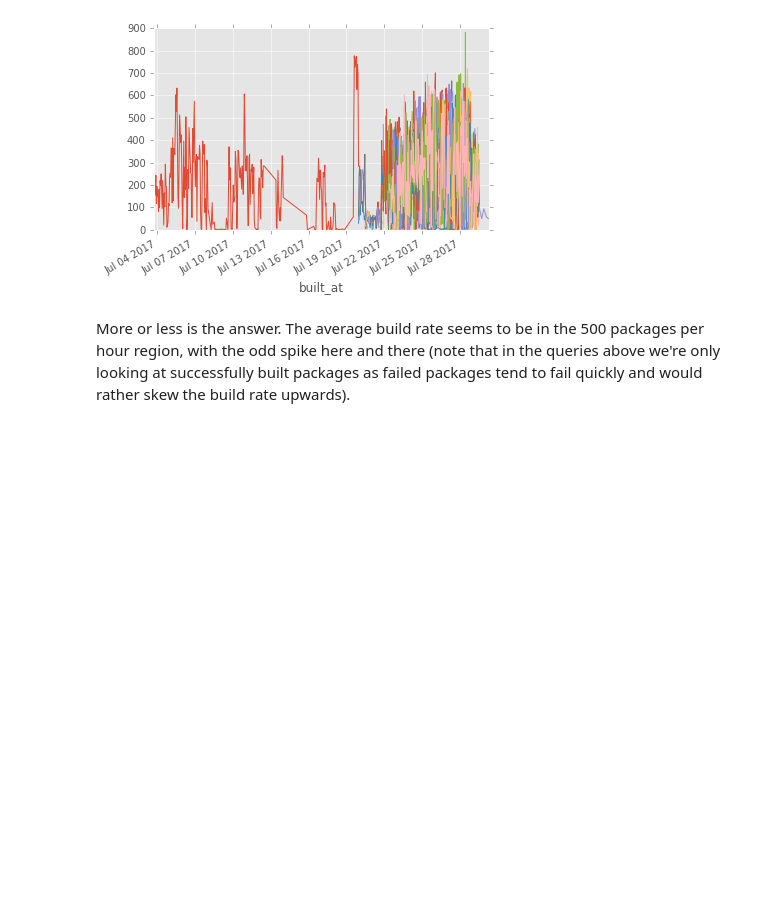
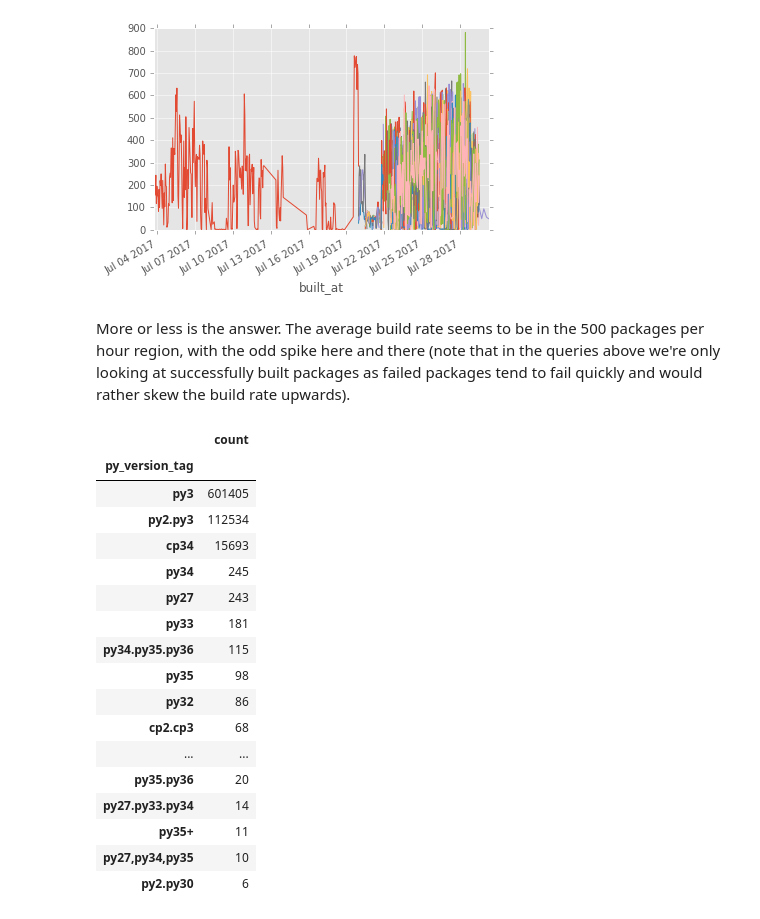
Before and after one commit to waveform80/piwheels-analysis, a Jupyter notebook: analysis.ipynb, the cells around one changed output. Drawn from its saved outputs; the diff is of its cells as text; code cells hidden in the pictures; blank space fills up the shorter version.

```diff
--- a/analysis.ipynb
+++ b/analysis.ipynb
@@ -284,4 +284,6 @@ df.pivot('built_at', 'built_by').plot(legend=False)
 <matplotlib.axes._subplots.AxesSubplot at 0x...>
 [figure]
 # %% [markdown]
-More or less is the answer. The average build rate seems to be in the 500 packages per hour region, with the odd spike here and there (note that in the queries above we're only looking at successfully built packages as failed packages tend to fail quickly and would rather skew the build rate upwards).
+
+More or less is the answer. The average build rate seems to be in the 500
+packages per hour region, with the odd spike here and there (note that in the queries above we're only looking at successfully built packages as failed packages tend to fail quickly and would rather skew the build rate upwards).
@@ -287,0 +303,21 @@ More or less is the answer. The average build rate seems to be in the 500 packag
+# %%
+df[:20]
+# %% [output]
+|  | count |
+| py_version_tag |  |
+| py3 | 601405 |
+| py2.py3 | 112534 |
+| cp34 | 15693 |
+| py34 | 245 |
+| py27 | 243 |
+| py33 | 181 |
+| py34.py35.py36 | 115 |
+| py35 | 98 |
+| py32 | 86 |
+| cp2.cp3 | 68 |
+| ... | ... |
+| py35.py36 | 20 |
+| py27.py33.py34 | 14 |
+| py35+ | 11 |
+| py27,py34,py35 | 10 |
+| py2.py30 | 6 |
```
Also changed, not shown: parts of 2 cells of this notebook.
